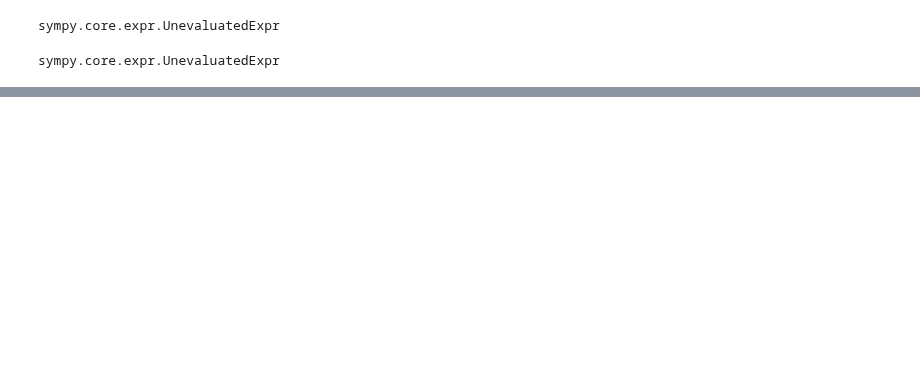
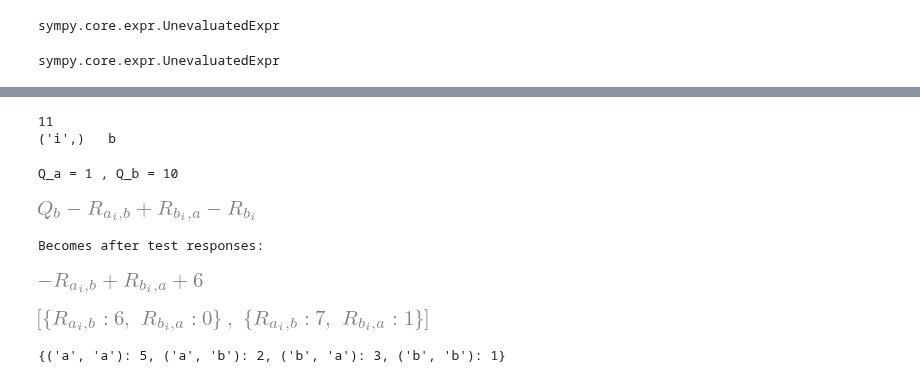
Before and after one commit to andrescorrada/IntroductionToAlgebraicEvaluation, a Jupyter notebook: python/docs/source/notebooks/AlgebraAndGeometryOfNTQR.ipynb, the cells around one changed output, grey strips where cells are left out. Saved outputs shown, nothing was run; the diff lists cells and outputs as text; code cells hidden in the pictures; blank space fills up the shorter version.

```diff
--- a/python/docs/source/notebooks/AlgebraAndGeometryOfNTQR.ipynb
+++ b/python/docs/source/notebooks/AlgebraAndGeometryOfNTQR.ipynb
@@ -202,0 +224,37 @@ sympy.core.expr.UnevaluatedExpr
+# %%
+# Let's go back to R=2 tests and create synthetic test responses.
+labels = ('a','b',)
+classifiers = ('i', 'j',)
+synthetic_responses = {decisions: random.randint(1,5) for decisions in itertools.product(labels,repeat=len(classifiers))}
+Q = sum(val for val in synthetic_responses.values())
+print(Q)
+any_subset = random.choice([m_subset for m_subset in itertools.combinations(classifiers,1)])
+axioms_before_test = ntqr.raxioms.MAxiomsIdeal(labels,classifiers,1).m_complex[any_subset]["axioms"]
+any_label = random.choice(labels)
+print(any_subset, " ", any_label)
+# %% [output]
+11
+('i',)   b
+# %%
+# Varieties exist at a fixed point in the answer-key simplex
+qa = random.randint(1,Q)
+qb = Q - qa
+print("Q_a =", qa, ", Q_b =", Q - qa)
+mVarieties =ntqr.evaluations.MAxiomsVarieties(labels,classifiers,synthetic_responses,(qa, qb),2)
+test_axiom = mVarieties.test_axioms[any_subset][any_label]
+display(axioms_before_test[any_label])
+print("Becomes after test responses:")
+display(test_axiom)
+# %% [output]
+Q_a = 1 , Q_b = 10
+[figure, added]
+Becomes after test responses:
+[figure, added]
+# %%
+list(mVarieties.variety(('i',)))
+# %% [output]
+[figure, added]
+# %%
+synthetic_responses
+# %% [output]
+{('a', 'a'): 5, ('a', 'b'): 2, ('b', 'a'): 3, ('b', 'b'): 1}
```
Also changed, not shown: parts of 11 cells of this notebook, 1 other file.
